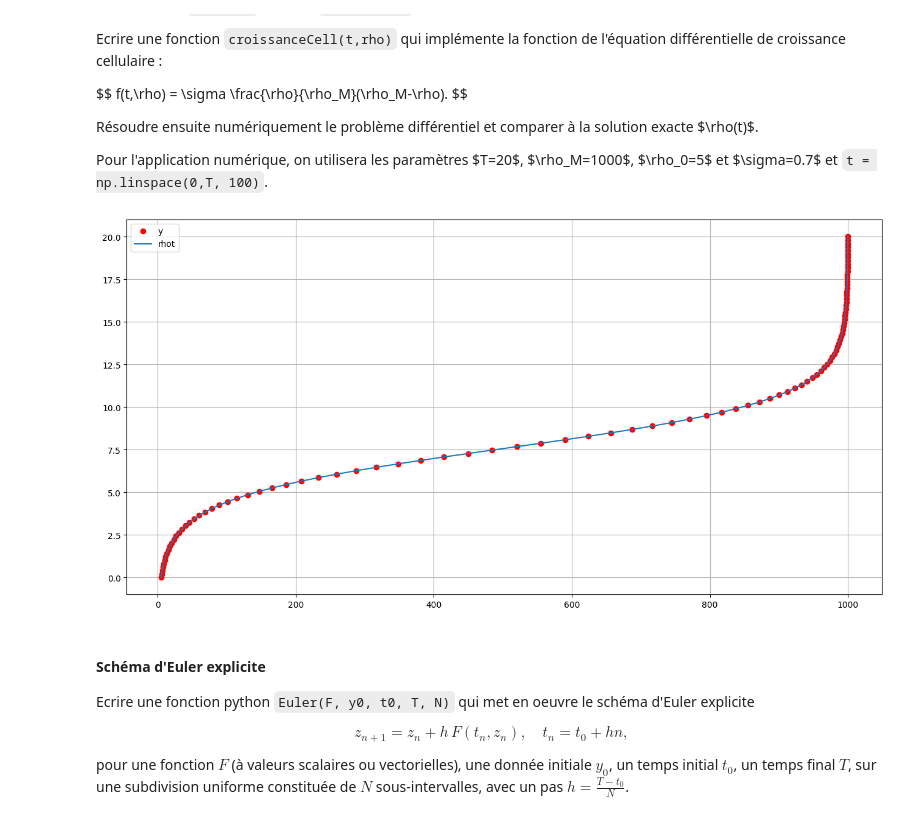
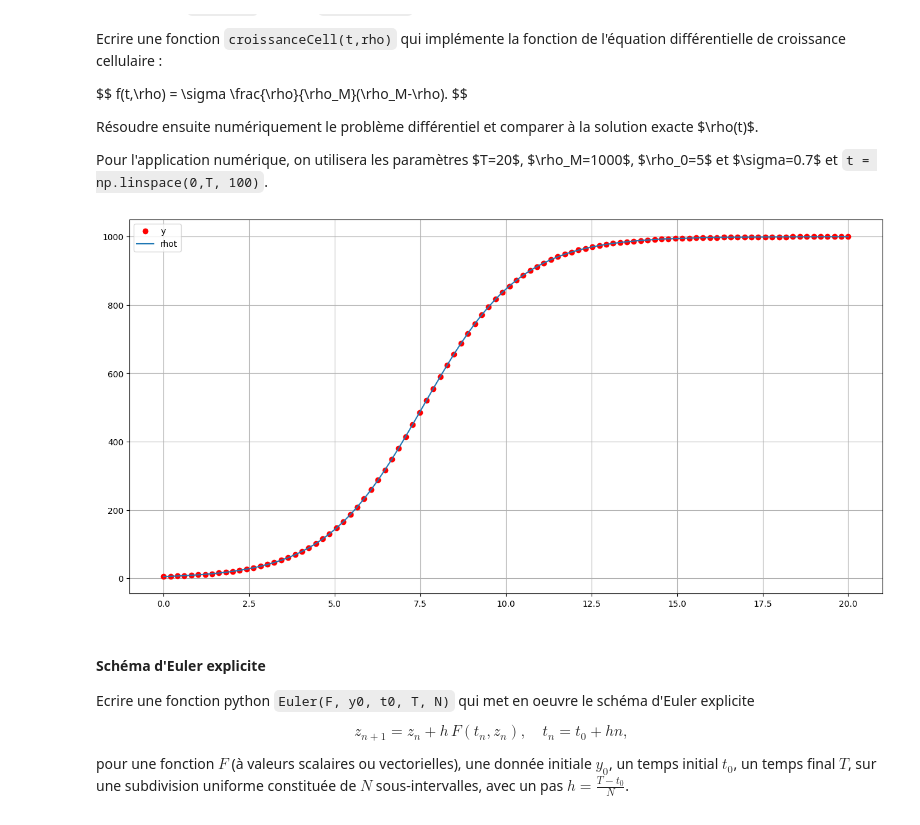
Before and after one commit to dygeir/MT09-TP, a Jupyter notebook: MT09-TP7_eleves.ipynb, the cells around one changed output. Cells and saved outputs as stored; diff of their text form; code cells hidden in the pictures.

```diff
--- a/MT09-TP7_eleves.ipynb
+++ b/MT09-TP7_eleves.ipynb
@@ -60,22 +60,22 @@ def croissanceCell(t,rho):
 # %%
 from scipy.integrate import odeint
 import matplotlib.pyplot as plt
 rhom=1000
 rho0=5
 sigma=0.7
 T=20
 t=np.linspace(0,T,100)
 
 y=odeint(croissanceCell,rho0,t,tfirst=True)
 
 plt.figure(figsize=(16, 8))
 plt.grid()
-plt.plot(y, t, 'ro', label="y")
-plt.plot(rho(t), t, '-', label="rhot")
+plt.plot(t, y, 'ro', label="y")
+plt.plot(t, rho(t), '-', label="rhot")
 plt.legend()
 plt.show()
 # %% [output]
-[figure, old version]
+[figure, new version]
 # %% [markdown]
 #### Schéma d'Euler explicite
 
```
Also changed, not shown: parts of 2 cells of this notebook.
